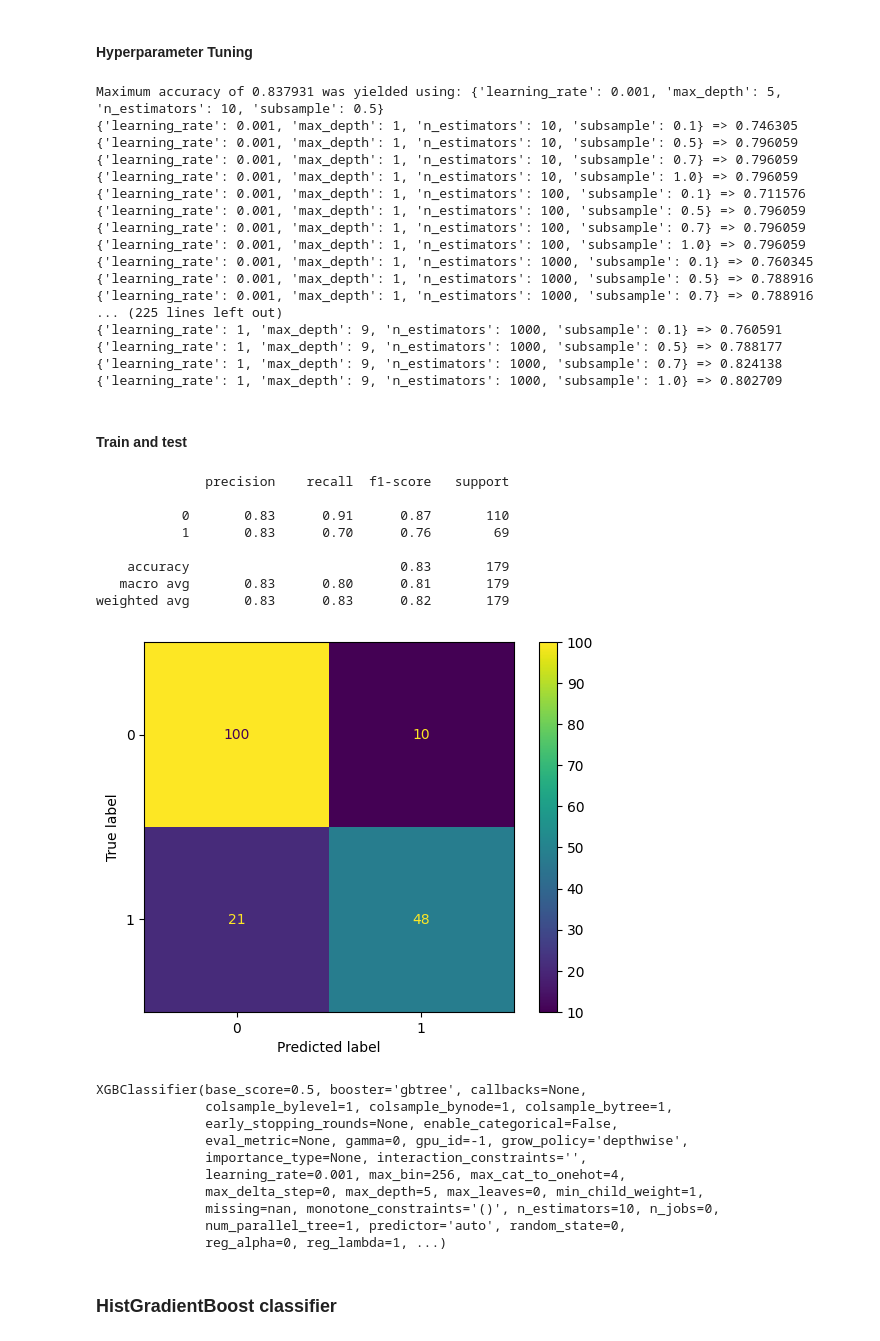
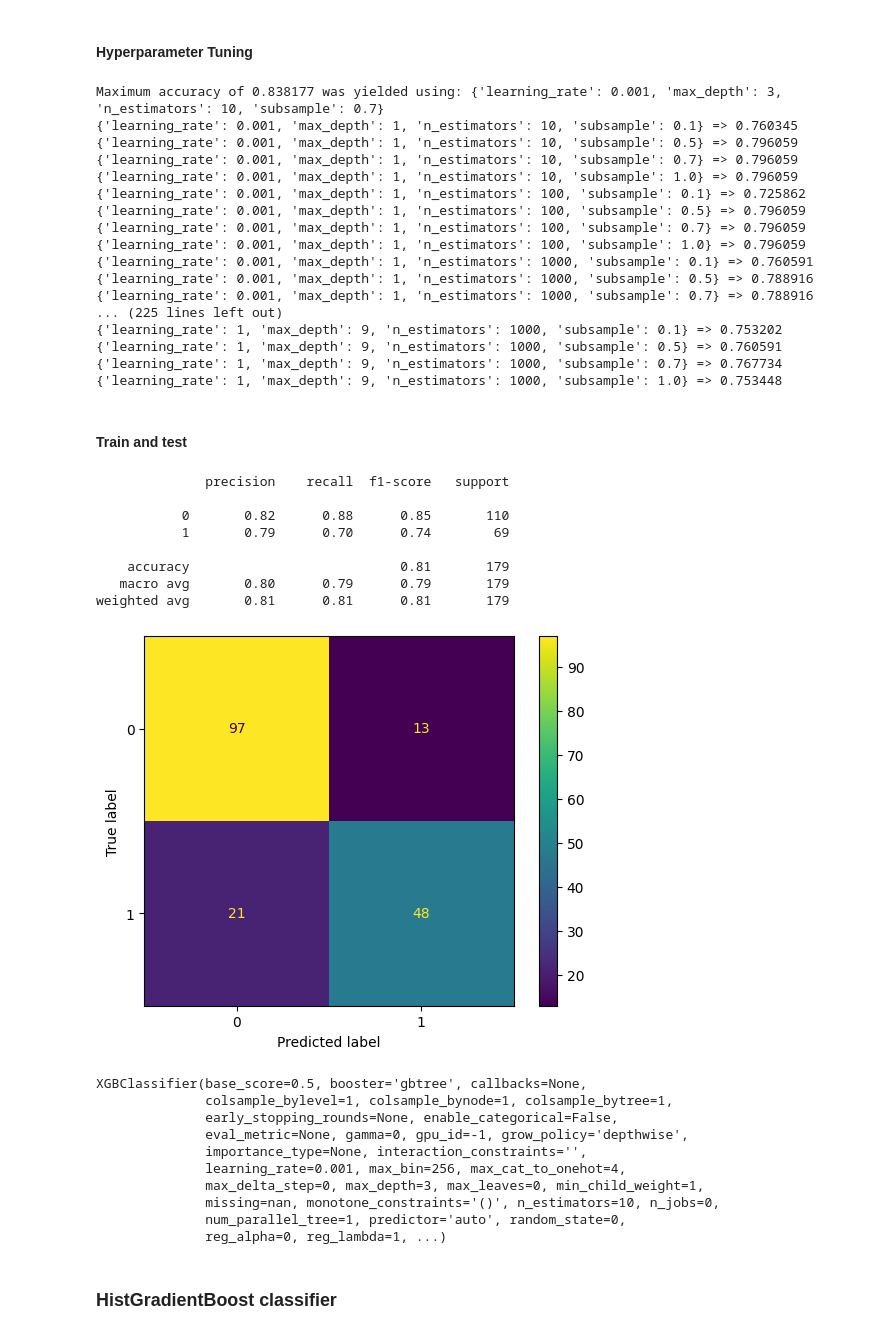
Before and after one commit to babakmahmoudian/data_science_snippets, a Jupyter notebook: sklearn-ml.ipynb, the cells around one changed output. Cells and saved outputs as stored; diff of their text form; code cells hidden in the pictures.

Commit message:
finished adding hyperparameter tuning

```diff
--- a/sklearn-ml.ipynb
+++ b/sklearn-ml.ipynb
@@ -433,58 +426,58 @@ RandomForestClassifier(criterion='entropy', max_features='log2',
 from xgboost import XGBClassifier
 
 hyper_params = {}
-hyper_params['learning_rate'] = np.logspace(-3, 0, 4, endpoint=True)
-hyper_params['n_estimators'] = np.logspace(1, 3, 3, endpoint=True)
-hyper_params['max_depth'] = np.linspace(1,9, 5)
+hyper_params['learning_rate'] = [0.001, 0.01, 0.1, 1]
+hyper_params['n_estimators'] = [10, 100, 1000]
+hyper_params['max_depth'] = [1, 3, 5, 7, 9]
 hyper_params['subsample'] = [0.1, 0.5, 0.7, 1.0]
 
 grid_search(XGBClassifier(), hyper_params)
 # %% [output]
-Maximum accuracy of 0.837931 was yielded using: {'learning_rate': 0.001, 'max_depth': 5, 'n_estimators': 10, 'subsample': 0.5}
-{'learning_rate': 0.001, 'max_depth': 1, 'n_estimators': 10, 'subsample': 0.1} => 0.746305
+Maximum accuracy of 0.838177 was yielded using: {'learning_rate': 0.001, 'max_depth': 3, 'n_estimators': 10, 'subsample': 0.7}
+{'learning_rate': 0.001, 'max_depth': 1, 'n_estimators': 10, 'subsample': 0.1} => 0.760345
 {'learning_rate': 0.001, 'max_depth': 1, 'n_estimators': 10, 'subsample': 0.5} => 0.796059
 {'learning_rate': 0.001, 'max_depth': 1, 'n_estimators': 10, 'subsample': 0.7} => 0.796059
 {'learning_rate': 0.001, 'max_depth': 1, 'n_estimators': 10, 'subsample': 1.0} => 0.796059
-{'learning_rate': 0.001, 'max_depth': 1, 'n_estimators': 100, 'subsample': 0.1} => 0.711576
+{'learning_rate': 0.001, 'max_depth': 1, 'n_estimators': 100, 'subsample': 0.1} => 0.725862
 {'learning_rate': 0.001, 'max_depth': 1, 'n_estimators': 100, 'subsample': 0.5} => 0.796059
 {'learning_rate': 0.001, 'max_depth': 1, 'n_estimators': 100, 'subsample': 0.7} => 0.796059
 {'learning_rate': 0.001, 'max_depth': 1, 'n_estimators': 100, 'subsample': 1.0} => 0.796059
-{'learning_rate': 0.001, 'max_depth': 1, 'n_estimators': 1000, 'subsample': 0.1} => 0.760345
+{'learning_rate': 0.001, 'max_depth': 1, 'n_estimators': 1000, 'subsample': 0.1} => 0.760591
 {'learning_rate': 0.001, 'max_depth': 1, 'n_estimators': 1000, 'subsample': 0.5} => 0.788916
 {'learning_rate': 0.001, 'max_depth': 1, 'n_estimators': 1000, 'subsample': 0.7} => 0.788916
 ... (225 lines left out)
-{'learning_rate': 1, 'max_depth': 9, 'n_estimators': 1000, 'subsample': 0.1} => 0.760591
-{'learning_rate': 1, 'max_depth': 9, 'n_estimators': 1000, 'subsample': 0.5} => 0.788177
-{'learning_rate': 1, 'max_depth': 9, 'n_estimators': 1000, 'subsample': 0.7} => 0.824138
-{'learning_rate': 1, 'max_depth': 9, 'n_estimators': 1000, 'subsample': 1.0} => 0.802709
+{'learning_rate': 1, 'max_depth': 9, 'n_estimators': 1000, 'subsample': 0.1} => 0.753202
+{'learning_rate': 1, 'max_depth': 9, 'n_estimators': 1000, 'subsample': 0.5} => 0.760591
+{'learning_rate': 1, 'max_depth': 9, 'n_estimators': 1000, 'subsample': 0.7} => 0.767734
+{'learning_rate': 1, 'max_depth': 9, 'n_estimators': 1000, 'subsample': 1.0} => 0.753448
 # %% [markdown]
 #### Train and test
 # %%
 from xgboost import XGBClassifier
 from sklearn.model_selection import RepeatedStratifiedKFold
 
 execute_ml(
     XGBClassifier(
-        **{'learning_rate': 0.001, 'max_depth': 5, 'n_estimators': 10, 'subsample': 0.5}
+        **{'learning_rate': 0.001, 'max_depth': 3, 'n_estimators': 10, 'subsample': 0.7}
     )
 )
 # %% [output]
               precision    recall  f1-score   support
 
-           0       0.83      0.91      0.87       110
-           1       0.83      0.70      0.76        69
+           0       0.82      0.88      0.85       110
+           1       0.79      0.70      0.74        69
 
-    accuracy                           0.83       179
-   macro avg       0.83      0.80      0.81       179
-weighted avg       0.83      0.83      0.82       179
+    accuracy                           0.81       179
+   macro avg       0.80      0.79      0.79       179
+weighted avg       0.81      0.81      0.81       179
-[figure, old version]
+[figure, new version]
 XGBClassifier(base_score=0.5, booster='gbtree', callbacks=None,
               colsample_bylevel=1, colsample_bynode=1, colsample_bytree=1,
               early_stopping_rounds=None, enable_categorical=False,
               eval_metric=None, gamma=0, gpu_id=-1, grow_policy='depthwise',
               importance_type=None, interaction_constraints='',
               learning_rate=0.001, max_bin=256, max_cat_to_onehot=4,
-              max_delta_step=0, max_depth=5, max_leaves=0, min_child_weight=1,
+              max_delta_step=0, max_depth=3, max_leaves=0, min_child_weight=1,
               missing=nan, monotone_constraints='()', n_estimators=10, n_jobs=0,
               num_parallel_tree=1, predictor='auto', random_state=0,
               reg_alpha=0, reg_lambda=1, ...)
```
Also changed, not shown: parts of 28 cells of this notebook.
